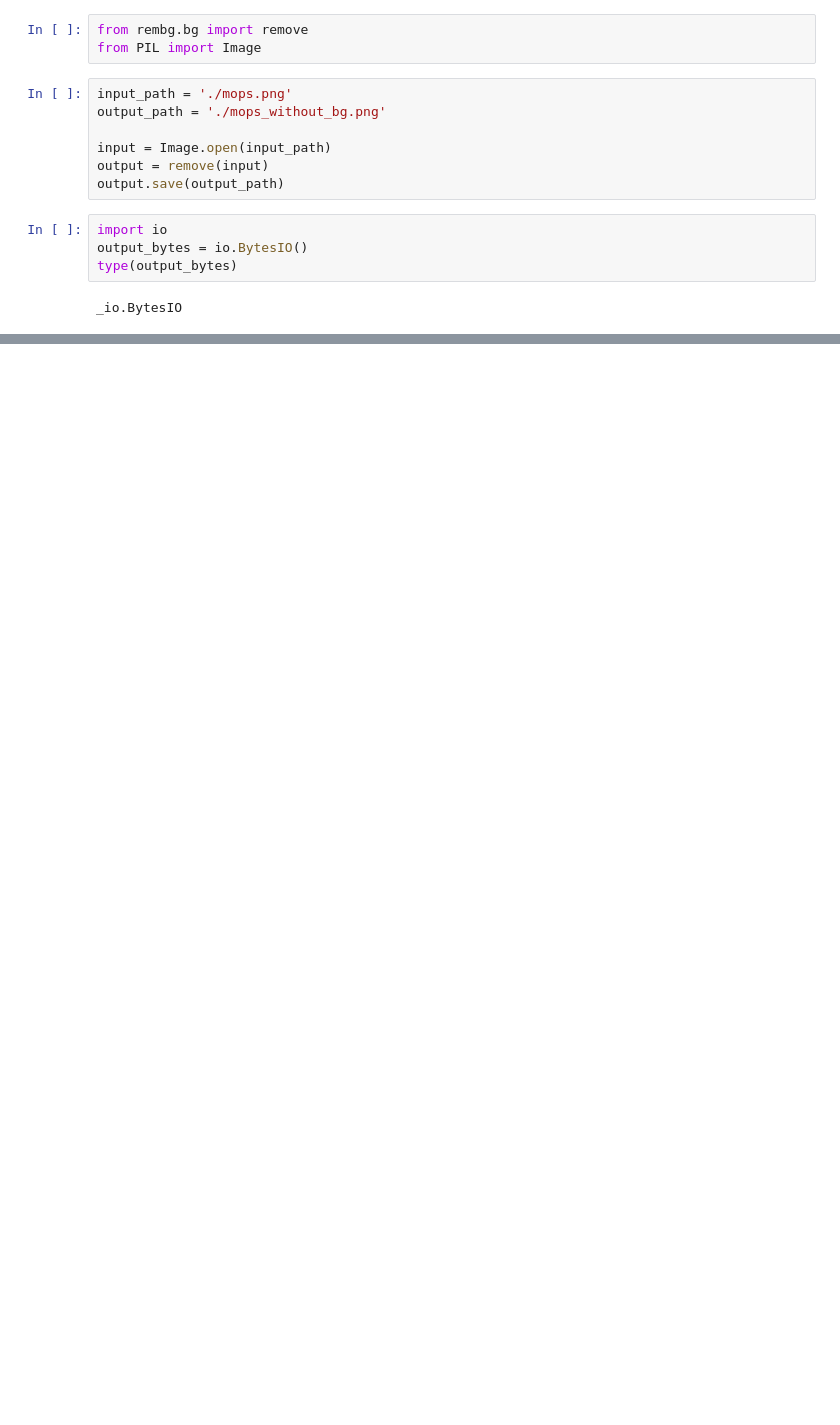
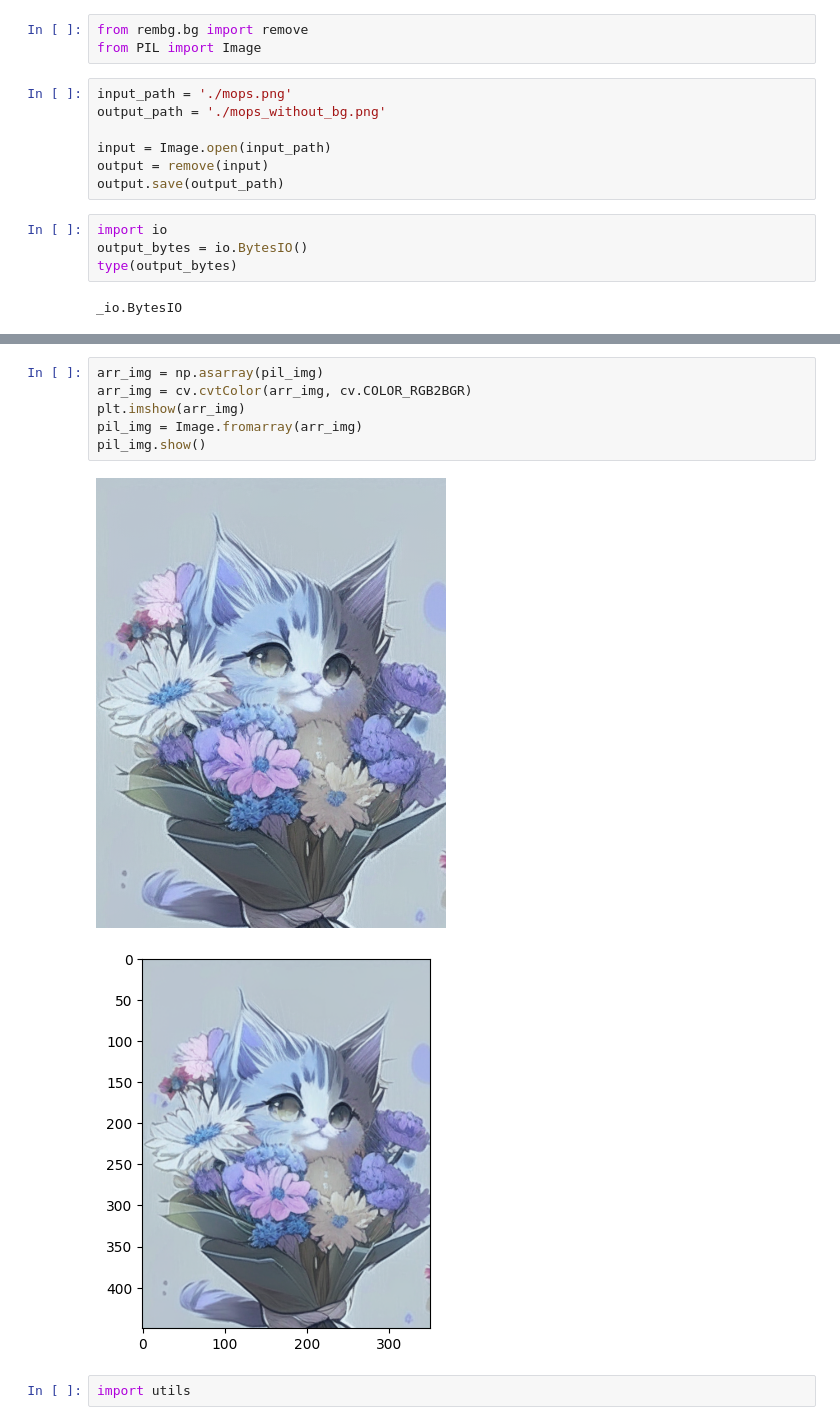
Before and after one commit to origami-dev-team/tulahack-2023-ml, a Jupyter notebook: sandbox.ipynb, the cells around one changed output, grey strips where cells are left out. Saved outputs shown, nothing was run; the diff lists cells and outputs as text; blank space fills up the shorter version.

```diff
--- a/sandbox.ipynb
+++ b/sandbox.ipynb
@@ -24,0 +27,11 @@ _io.BytesIO
+# %%
+arr_img = np.asarray(pil_img)
+arr_img = cv.cvtColor(arr_img, cv.COLOR_RGB2BGR)
+plt.imshow(arr_img)
+pil_img = Image.fromarray(arr_img)
+pil_img.show()
+# %% [output]
+[figure, added]
+[figure, added]
+# %%
+import utils
```
Also changed, not shown: parts of 4 cells of this notebook, 19 other files.
